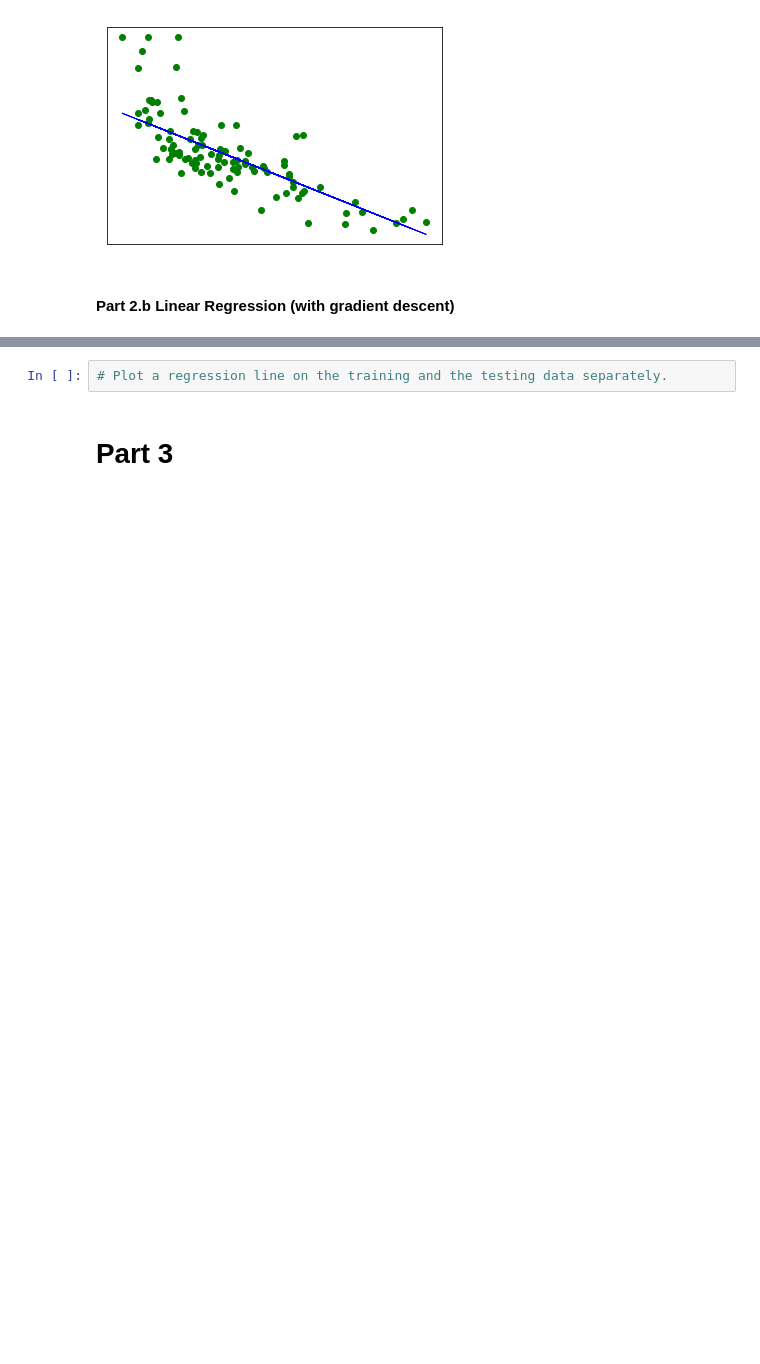
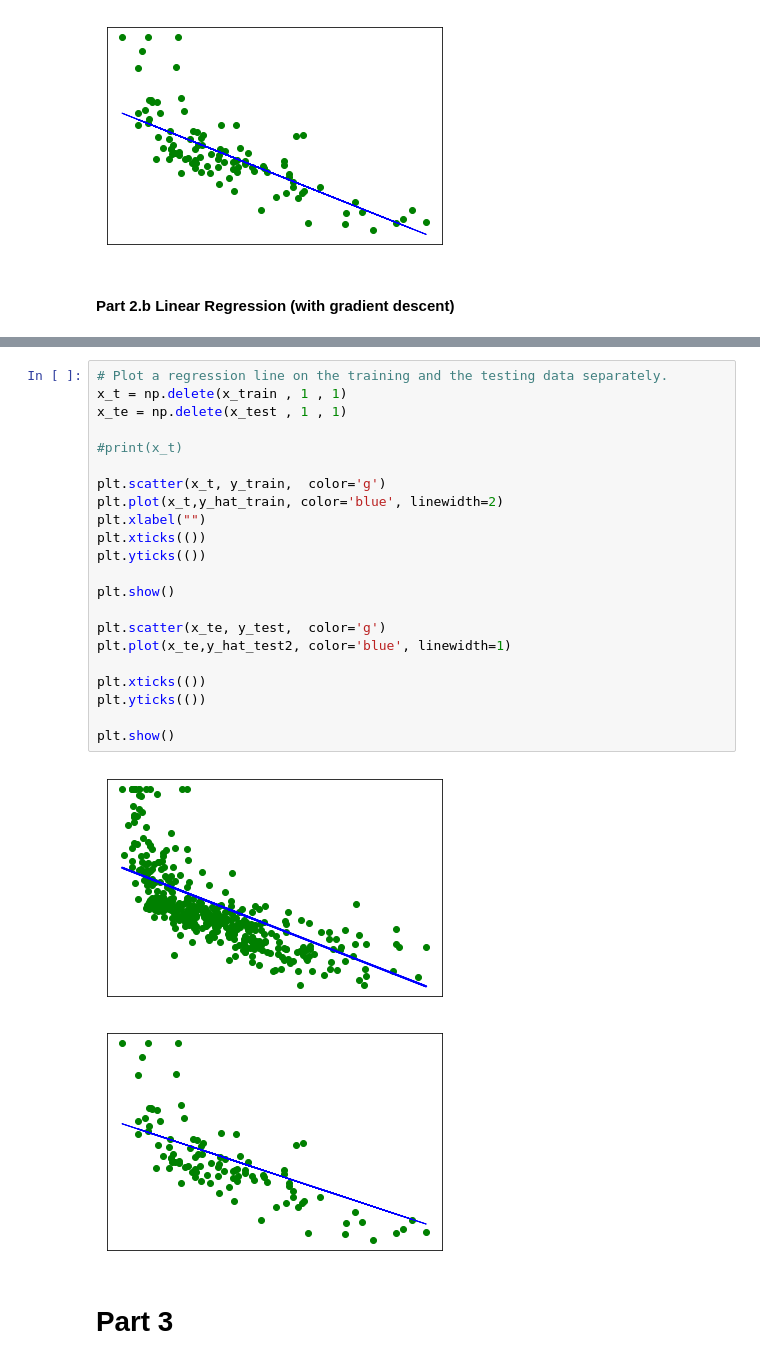
Before and after one commit to Tauseefz/Deep, a Jupyter notebook: Assignment1/Assignment1.ipynb, the cells around one changed output, grey strips where cells are left out. Drawn from its saved outputs; the diff is of its cells as text; blank space fills up the shorter version.

```diff
--- a/Assignment1/Assignment1.ipynb
+++ b/Assignment1/Assignment1.ipynb
@@ -259,5 +257,28 @@ for i in range(len(x_train)):
-# %%
-# Plot a regression line on the training and the testing data separately.
+# %%
+# Plot a regression line on the training and the testing data separately.
+x_t = np.delete(x_train , 1 , 1)
+x_te = np.delete(x_test , 1 , 1)
+
+#print(x_t)
+
+plt.scatter(x_t, y_train,  color='g')
+plt.plot(x_t,y_hat_train, color='blue', linewidth=2)
+plt.xlabel("")
+plt.xticks(())
+plt.yticks(())
+
+plt.show()
+
+plt.scatter(x_te, y_test,  color='g')
+plt.plot(x_te,y_hat_test2, color='blue', linewidth=1)
+
+plt.xticks(())
+plt.yticks(())
+
+plt.show()
+# %% [output]
+[figure, added]
+[figure, added]
 # %% [markdown]
 # Part 3
 # %% [markdown]
```
Also changed, not shown: parts of 7 cells of this notebook.
